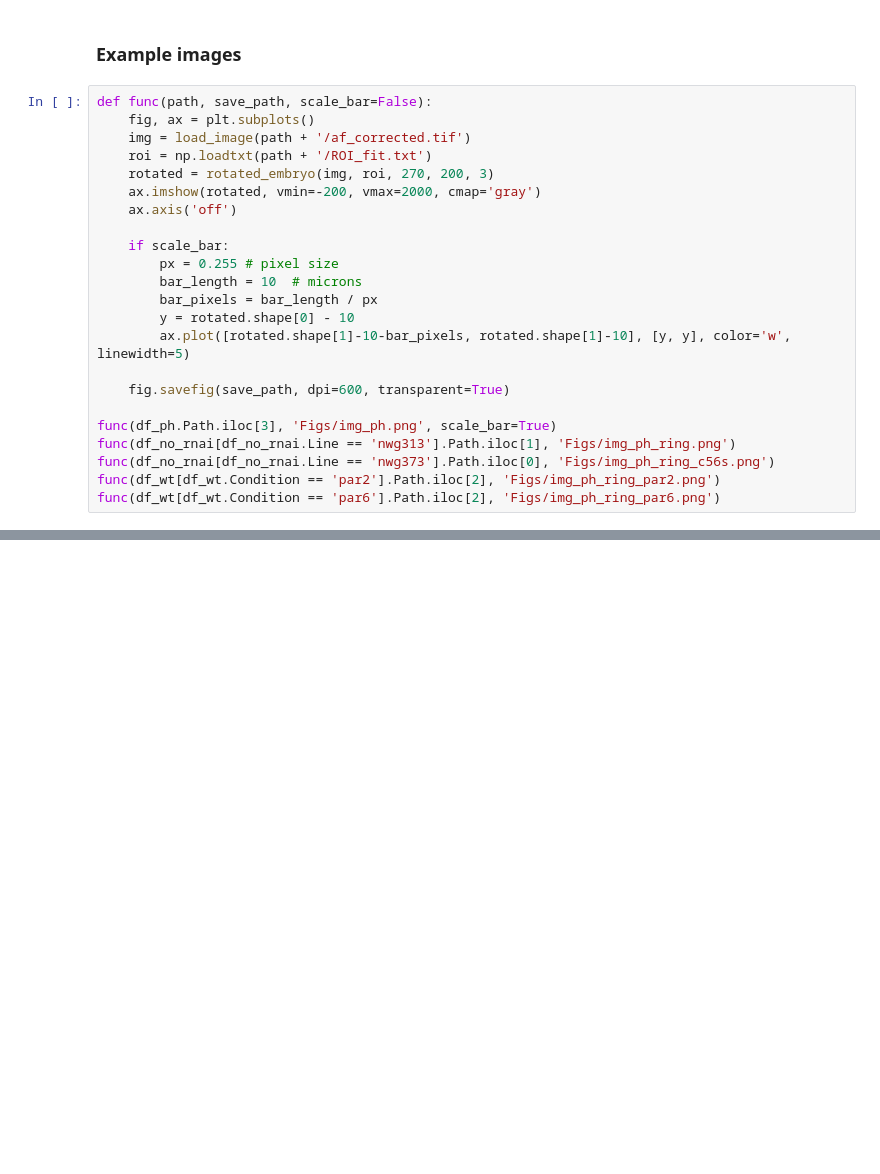
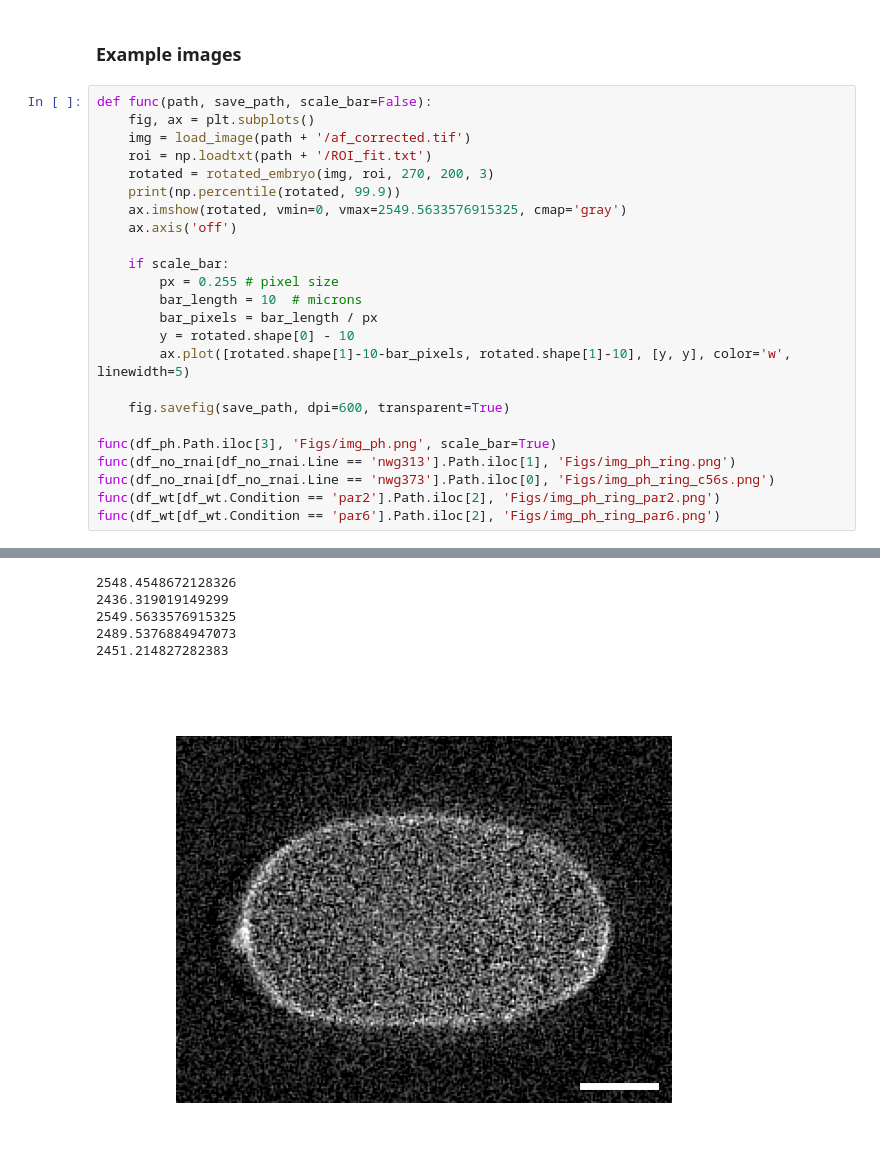
Before and after one commit to goehringlab/2023-Bland-bioRxiv, a Jupyter notebook: scripts/Downstream analysis and figures/RING PH/Figures_.ipynb, the cells around one changed output, grey strips where cells are left out. Drawn from its saved outputs; the diff is of its cells as text; blank space fills up the shorter version.

```diff
--- a/scripts/Downstream analysis and figures/RING PH/Figures_.ipynb
+++ b/scripts/Downstream analysis and figures/RING PH/Figures_.ipynb
@@ -79,7 +77,8 @@ def func(path, save_path, scale_bar=False):
     img = load_image(path + '/af_corrected.tif')
     roi = np.loadtxt(path + '/ROI_fit.txt')
     rotated = rotated_embryo(img, roi, 270, 200, 3)
-    ax.imshow(rotated, vmin=-200, vmax=2000, cmap='gray')
+    print(np.percentile(rotated, 99.9))
+    ax.imshow(rotated, vmin=0, vmax=2549.5633576915325, cmap='gray')
     ax.axis('off')
 
     if scale_bar:
@@ -109,0 +99,6 @@ func(df_wt[df_wt.Condition == 'par6'].Path.iloc[2], 'Figs/img_ph_ring_par6.png')
+2548.4548672128326
+2436.319019149299
+2549.5633576915325
+2489.5376884947073
+2451.214827282383
+[figure, added]
```
Also changed, not shown: parts of 4 cells of this notebook, 49 other files.
